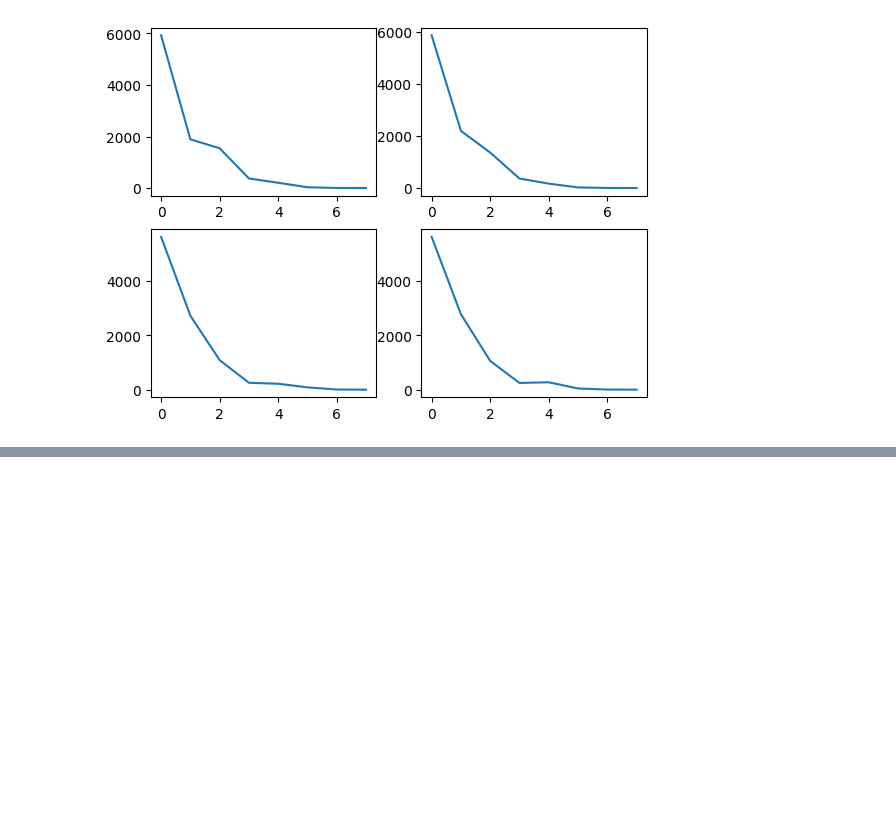
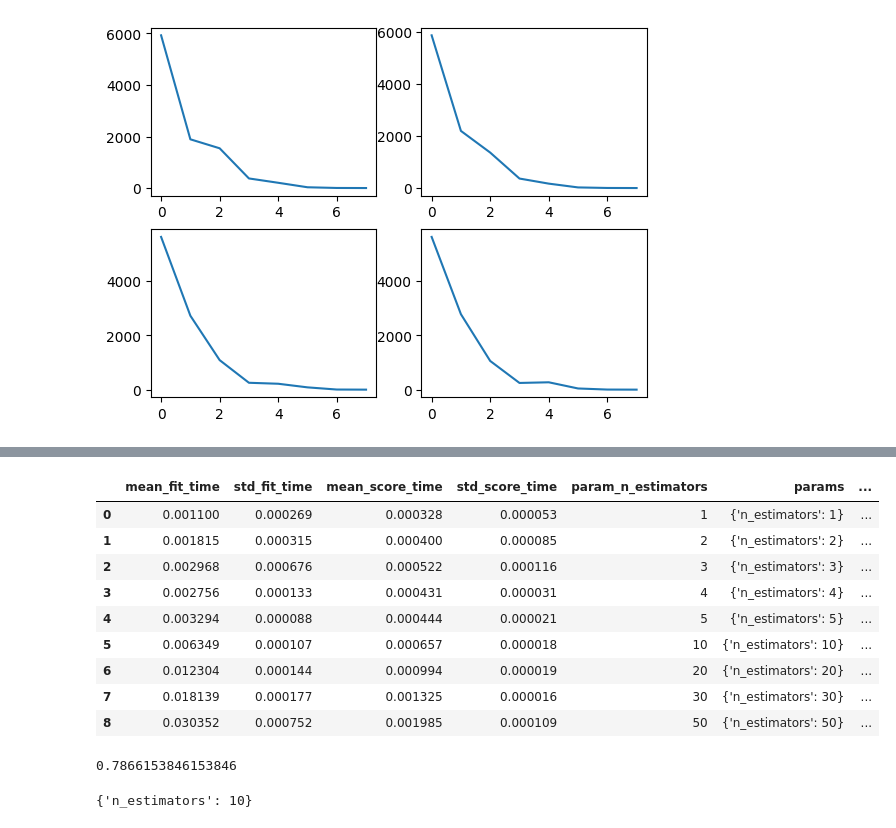
Before and after one commit to islem143/University-Projects, a Jupyter notebook: imed/tp1.ipynb, the cells around one changed output, grey strips where cells are left out. Cells and saved outputs as stored; diff of their text form; code cells hidden in the pictures; blank space fills up the shorter version.

```diff
--- a/imed/tp1.ipynb
+++ b/imed/tp1.ipynb
@@ -132,0 +151,5 @@ with open('brain.csv', 'w', encoding='UTF8', newline='') as f:
+# %%
+from sklearn.model_selection import train_test_split
+X=df.drop(["label"],axis="columns").values
+y=df["label"]
+X_train,X_test,y_train,y_test=train_test_split(df.drop(["label"],axis="columns"),df["label"],test_size=0.2)
@@ -132,0 +209,10 @@ with open('brain.csv', 'w', encoding='UTF8', newline='') as f:
+# %%
+from sklearn.model_selection import GridSearchCV
+
+gscv=GridSearchCV(RandomForestClassifier(),{
+    "n_estimators":[1,2,3,4,5,10,20,30,50],
+
+},cv=10,return_train_score=False)
+
+gscv.fit(X,y)
+gscv.cv_results_
@@ -132,0 +237,22 @@ with open('brain.csv', 'w', encoding='UTF8', newline='') as f:
+# %%
+df=pd.DataFrame(gscv.cv_results_)
+df
+# %% [output]
+|  | mean_fit_time | std_fit_time | mean_score_time | std_score_time | param_n_estimators | params | ... |
+| 0 | 0.001100 | 0.000269 | 0.000328 | 0.000053 | 1 | {'n_estimators': 1} | ... |
+| 1 | 0.001815 | 0.000315 | 0.000400 | 0.000085 | 2 | {'n_estimators': 2} | ... |
+| 2 | 0.002968 | 0.000676 | 0.000522 | 0.000116 | 3 | {'n_estimators': 3} | ... |
+| 3 | 0.002756 | 0.000133 | 0.000431 | 0.000031 | 4 | {'n_estimators': 4} | ... |
+| 4 | 0.003294 | 0.000088 | 0.000444 | 0.000021 | 5 | {'n_estimators': 5} | ... |
+| 5 | 0.006349 | 0.000107 | 0.000657 | 0.000018 | 10 | {'n_estimators': 10} | ... |
+| 6 | 0.012304 | 0.000144 | 0.000994 | 0.000019 | 20 | {'n_estimators': 20} | ... |
+| 7 | 0.018139 | 0.000177 | 0.001325 | 0.000016 | 30 | {'n_estimators': 30} | ... |
+| 8 | 0.030352 | 0.000752 | 0.001985 | 0.000109 | 50 | {'n_estimators': 50} | ... |
+# %%
+gscv.best_score_
+# %% [output]
+0.7866153846153846
+# %%
+gscv.best_params_
+# %% [output]
+{'n_estimators': 10}
```
Also changed, not shown: parts of 20 cells of this notebook.
